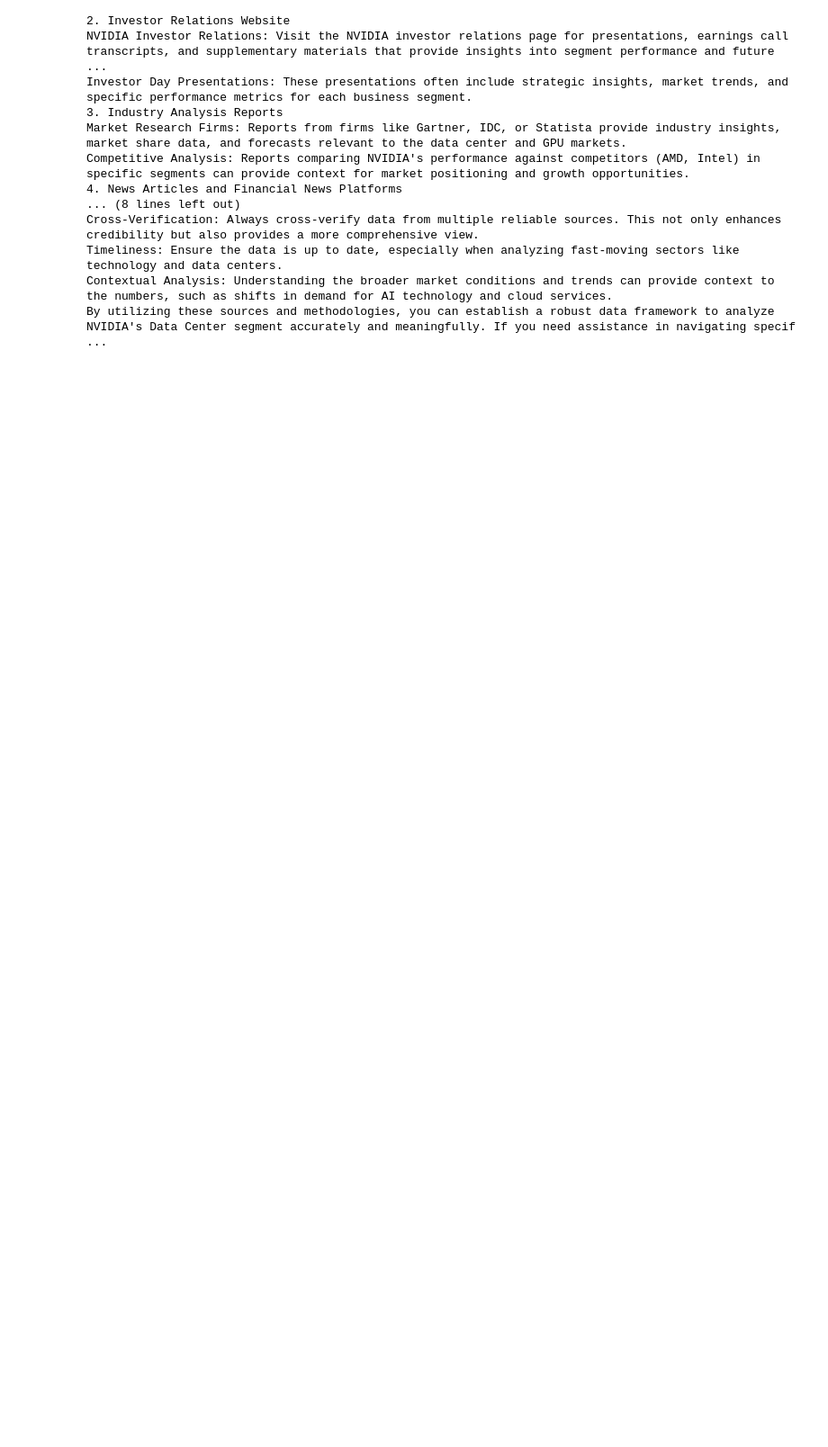
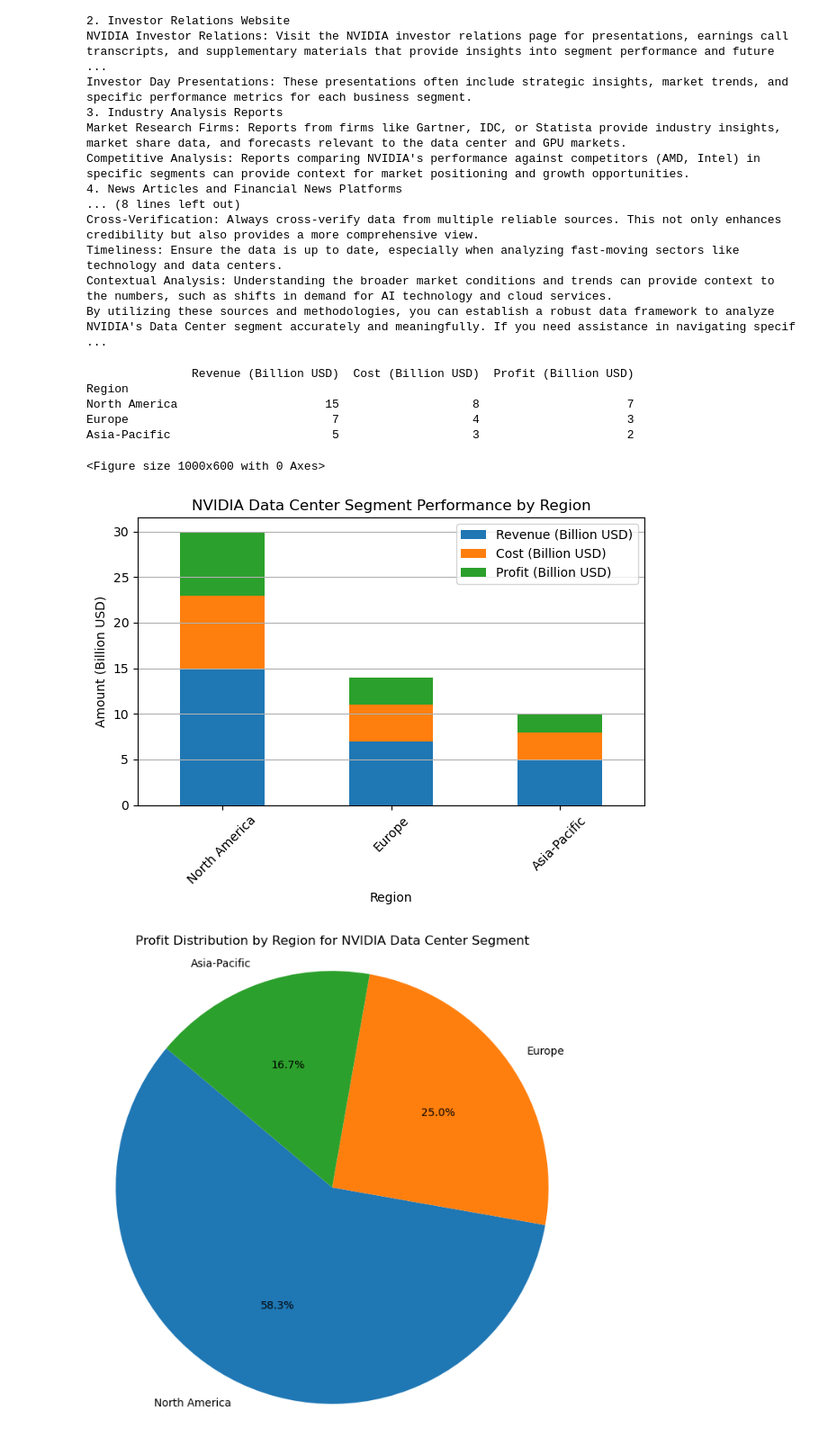
Before and after one commit to heythatwho/Data-Projects, a Jupyter notebook: Nvidia business Analysis.ipynb, the cells around one changed output. Shown at 90% size. Cells and saved outputs as stored; diff of their text form; code cells hidden in the pictures; blank space fills up the shorter version.

Commit message:
Update Nvidia business Analysis.ipynb
the revenue, overall cost and profit for different regions, tenants, its operations and market shares about data center

```diff
--- a/Nvidia business Analysis.ipynb
+++ b/Nvidia business Analysis.ipynb
@@ -445,3 +445,52 @@ Cross-Verification: Always cross-verify data from multiple reliable sources. Thi
 Timeliness: Ensure the data is up to date, especially when analyzing fast-moving sectors like technology and data centers.
 Contextual Analysis: Understanding the broader market conditions and trends can provide context to the numbers, such as shifts in demand for AI technology and cloud services.
 By utilizing these sources and methodologies, you can establish a robust data framework to analyze NVIDIA's Data Center segment accurately and meaningfully. If you need assistance in navigating specif ...
+# %%
+import pandas as pd
+import matplotlib.pyplot as plt
+
+# Hypothetical data for NVIDIA Data Center segment
+data = {
+    'Region': ['North America', 'Europe', 'Asia-Pacific'],
+    'Revenue (Billion USD)': [15, 7, 5],
+    'Cost (Billion USD)': [8, 4, 3],
+}
+
+# Create a DataFrame
+df = pd.DataFrame(data)
+df['Profit (Billion USD)'] = df['Revenue (Billion USD)'] - df['Cost (Billion USD)']
+df.set_index('Region', inplace=True)
+
+# Display the DataFrame
+print(df)
+
+# Visualization of Revenue, Cost, and Profit
+plt.figure(figsize=(10, 6))
+
+# Bar Chart for Revenue, Cost, and Profit
+df.plot(kind='bar', stacked=True)
+plt.title('NVIDIA Data Center Segment Performance by Region')
+plt.xlabel('Region')
+plt.ylabel('Amount (Billion USD)')
+plt.xticks(rotation=45)
+plt.grid(axis='y')
+plt.tight_layout()
+
+# Show the plot
+plt.show()
+
+# Pie chart for Profit Distribution
+plt.figure(figsize=(8, 8))
+plt.pie(df['Profit (Billion USD)'], labels=df.index, autopct='%1.1f%%', startangle=140)
+plt.title('Profit Distribution by Region for NVIDIA Data Center Segment')
+plt.axis('equal')  # Equal aspect ratio ensures that pie chart is a circle.
+plt.show()
+# %% [output]
+               Revenue (Billion USD)  Cost (Billion USD)  Profit (Billion USD)
+Region
+North America                     15                   8                     7
+Europe                             7                   4                     3
+Asia-Pacific                       5                   3                     2
+<Figure size 1000x600 with 0 Axes>
+[figure, added]
+[figure, added]
```
Also changed, not shown: parts of 3 cells of this notebook.
